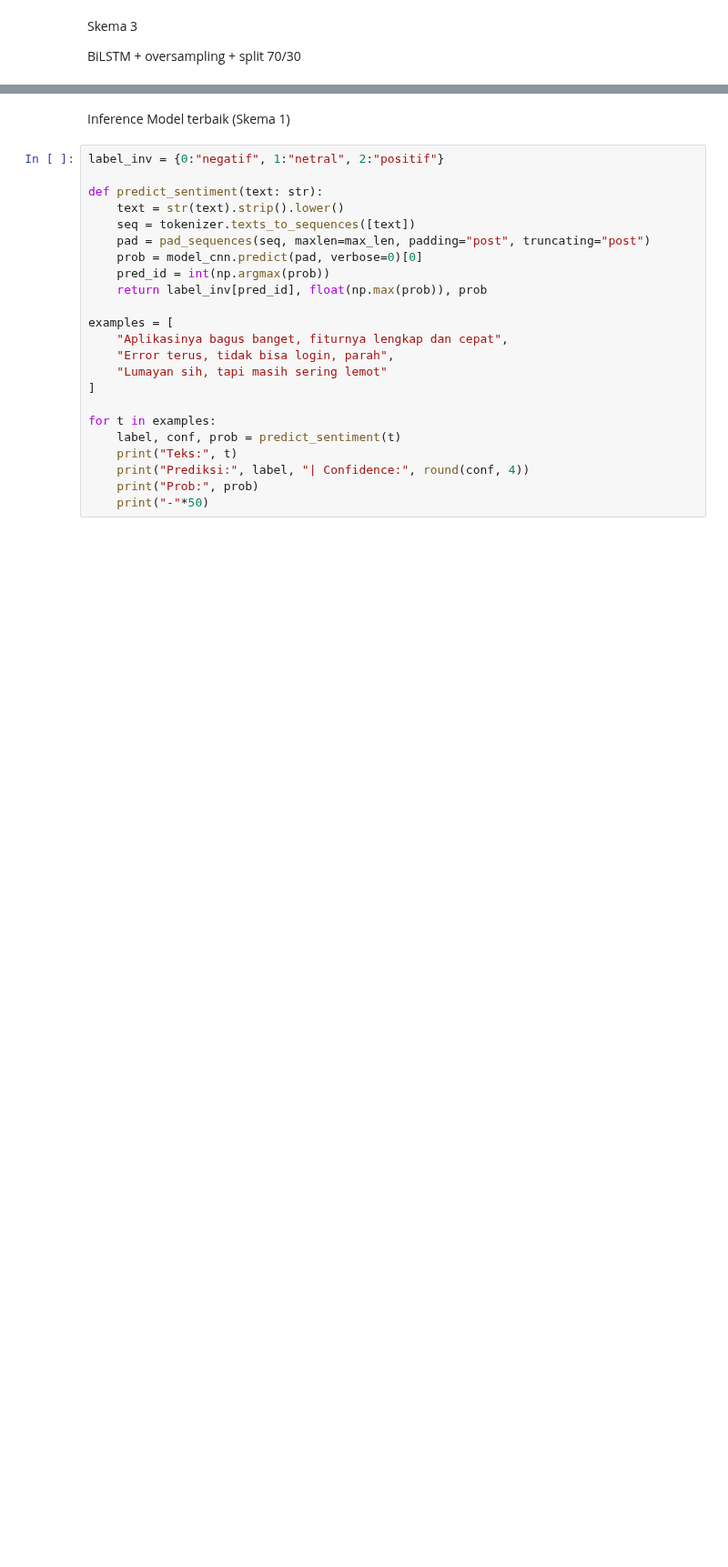
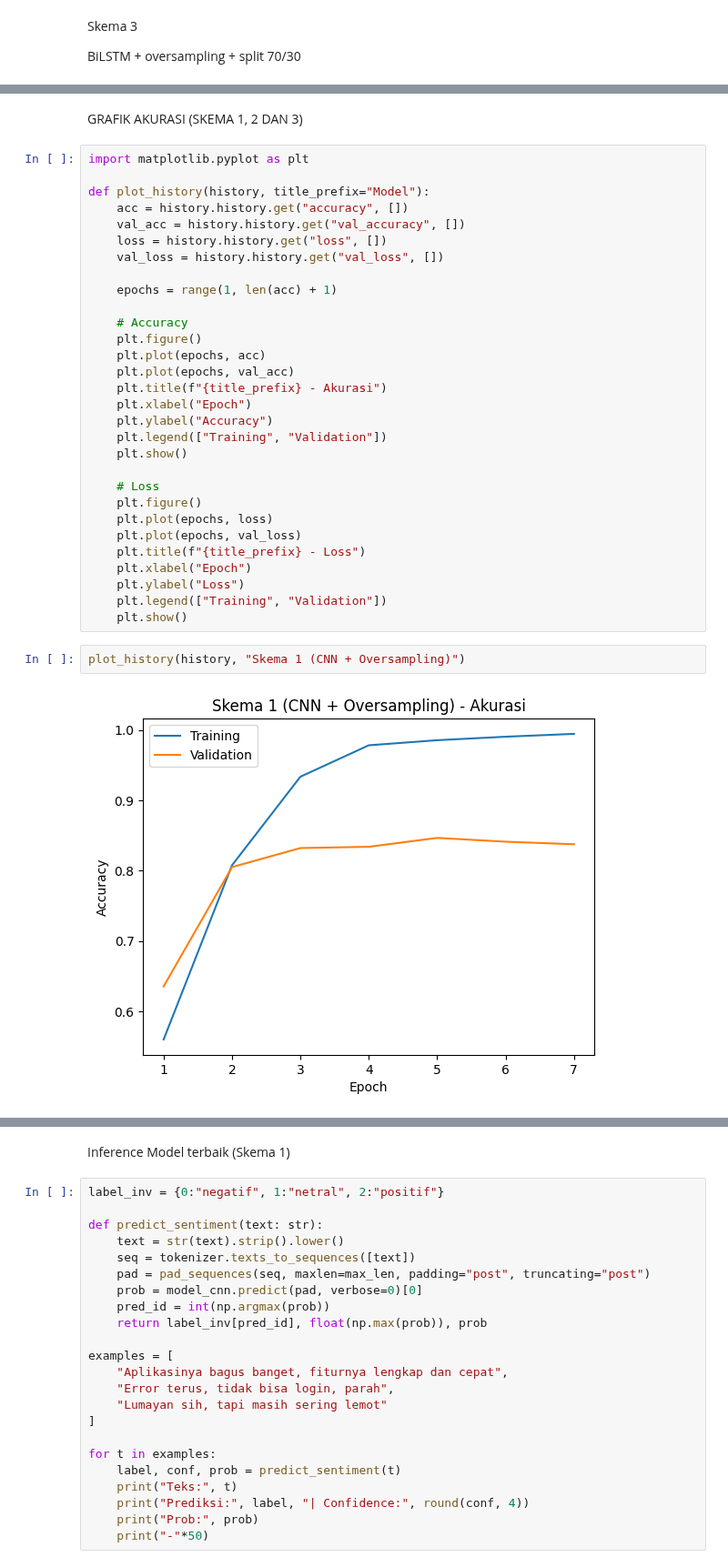
Before and after one commit to shakira-anadella/UAS_Deep-Learning, a Jupyter notebook: 02_training.ipynb, the cells around one changed output, grey strips where cells are left out. Shown at 91% size. Cells and saved outputs as stored; diff of their text form; blank space fills up the shorter version.

```diff
--- a/02_training.ipynb
+++ b/02_training.ipynb
@@ -363 +361,37 @@ Epoch 6/6
 Accuracy SKEMA 3: 0.861405197305101
+# %% [markdown]
+GRAFIK AKURASI (SKEMA 1, 2 DAN 3)
+# %%
+import matplotlib.pyplot as plt
+
+def plot_history(history, title_prefix="Model"):
+    acc = history.history.get("accuracy", [])
+    val_acc = history.history.get("val_accuracy", [])
+    loss = history.history.get("loss", [])
+    val_loss = history.history.get("val_loss", [])
+
+    epochs = range(1, len(acc) + 1)
+
+    # Accuracy
+    plt.figure()
+    plt.plot(epochs, acc)
+    plt.plot(epochs, val_acc)
+    plt.title(f"{title_prefix} - Akurasi")
+    plt.xlabel("Epoch")
+    plt.ylabel("Accuracy")
+    plt.legend(["Training", "Validation"])
+    plt.show()
+
+    # Loss
+    plt.figure()
+    plt.plot(epochs, loss)
+    plt.plot(epochs, val_loss)
+    plt.title(f"{title_prefix} - Loss")
+    plt.xlabel("Epoch")
+    plt.ylabel("Loss")
+    plt.legend(["Training", "Validation"])
+    plt.show()
+# %%
+plot_history(history, "Skema 1 (CNN + Oversampling)")
+# %% [output]
+[figure, added]
```
Also changed, not shown: parts of 9 cells of this notebook.
